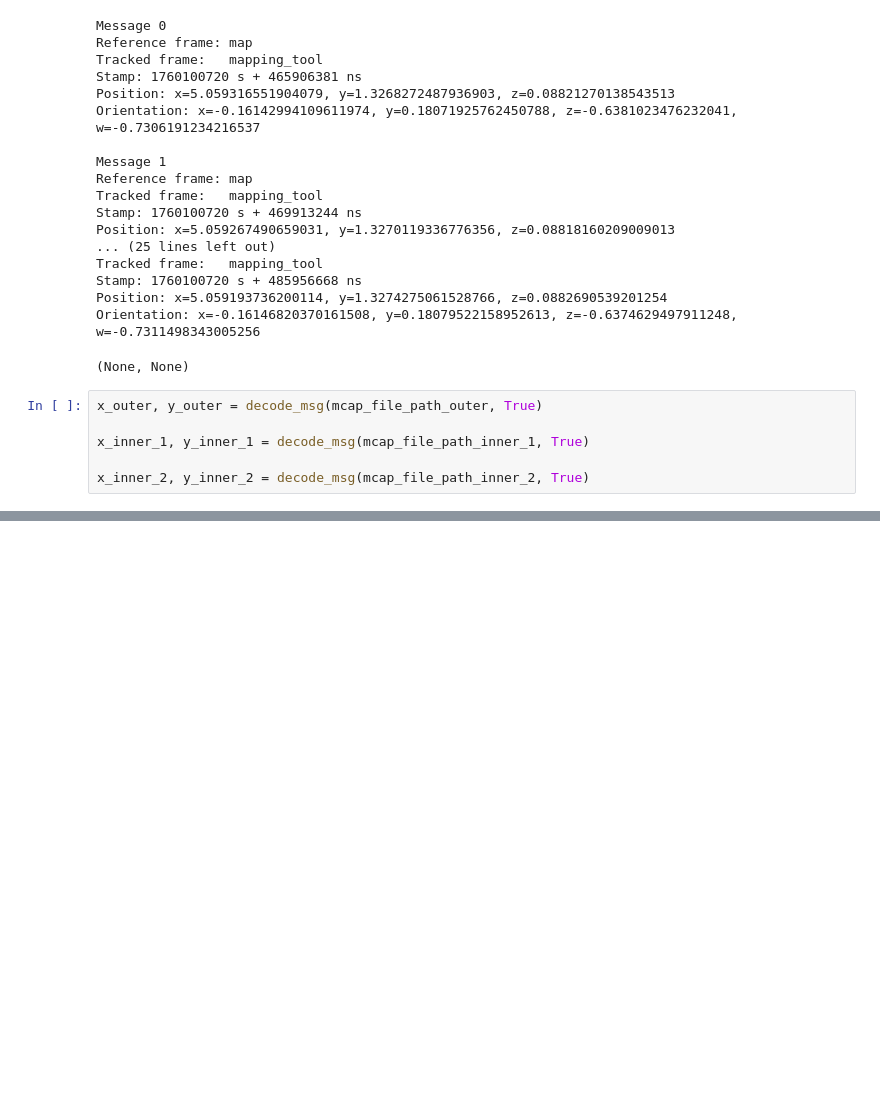
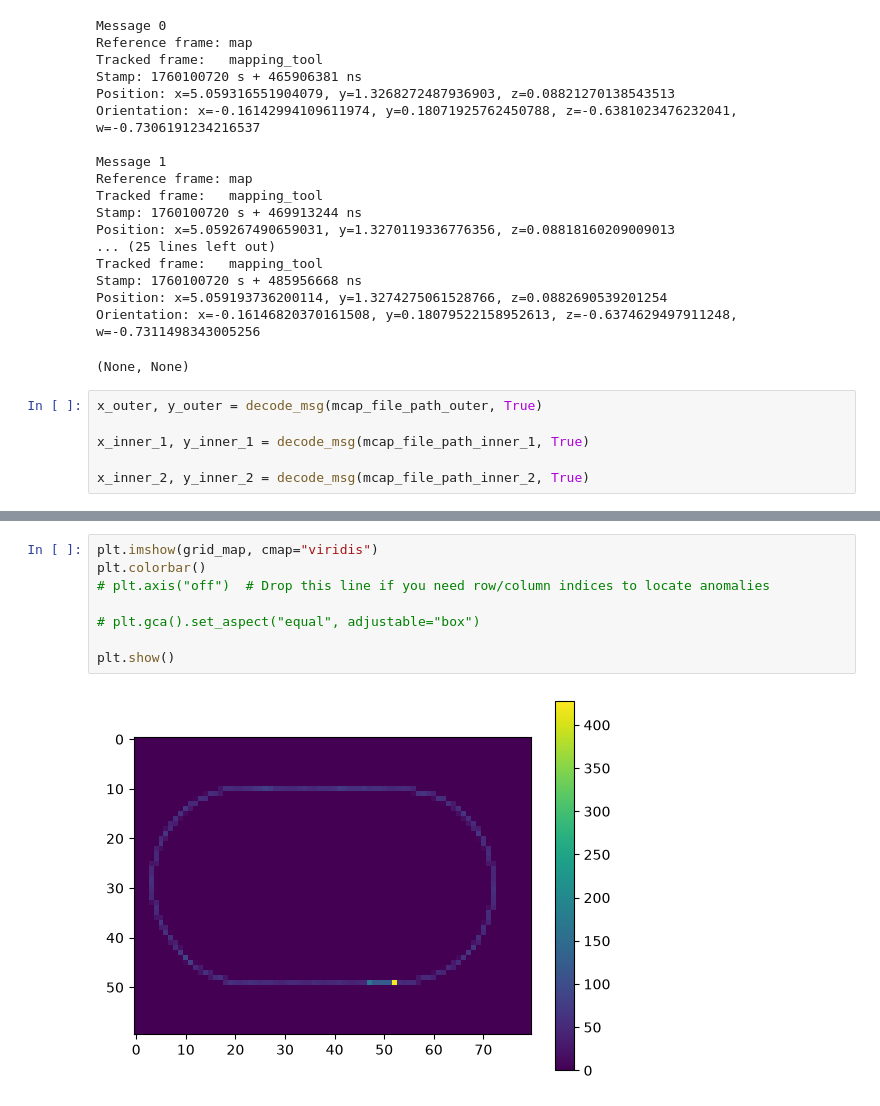
Before and after one commit to Schmiddy2000/FreiCarPythonPlayground, a Jupyter notebook: M2 Mapping/ros_bag_playground.ipynb, the cells around one changed output, grey strips where cells are left out. Cells and saved outputs as stored; diff of their text form; blank space fills up the shorter version.

```diff
--- a/M2 Mapping/ros_bag_playground.ipynb
+++ b/M2 Mapping/ros_bag_playground.ipynb
@@ -126,0 +188,10 @@ plt.gca().set_aspect("equal", adjustable="box")
+# %%
+plt.imshow(grid_map, cmap="viridis")
+plt.colorbar()
+# plt.axis("off")  # Drop this line if you need row/column indices to locate anomalies
+
+# plt.gca().set_aspect("equal", adjustable="box")
+
+plt.show()
+# %% [output]
+[figure, added]
```
Also changed, not shown: parts of 11 cells of this notebook, 8 other files.
